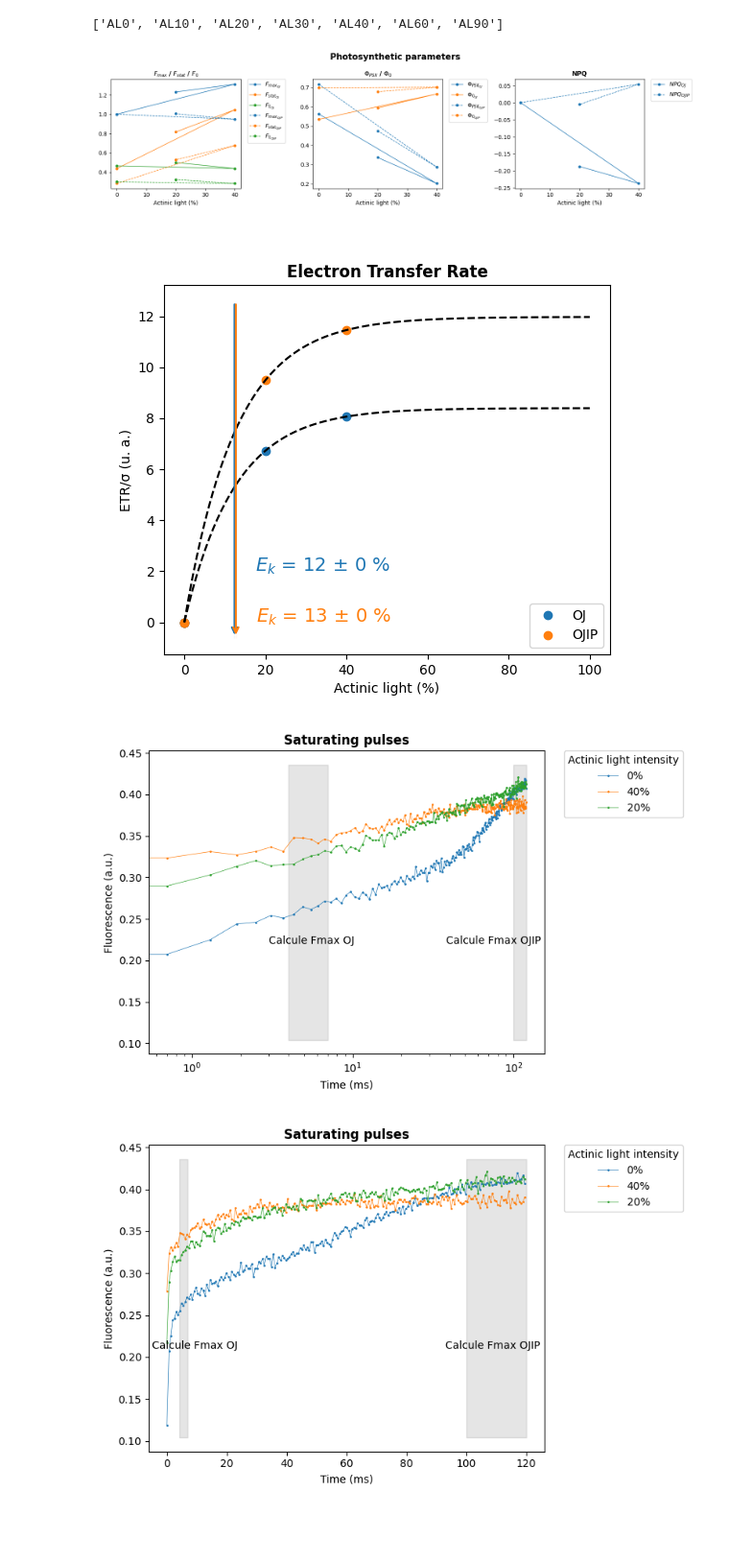
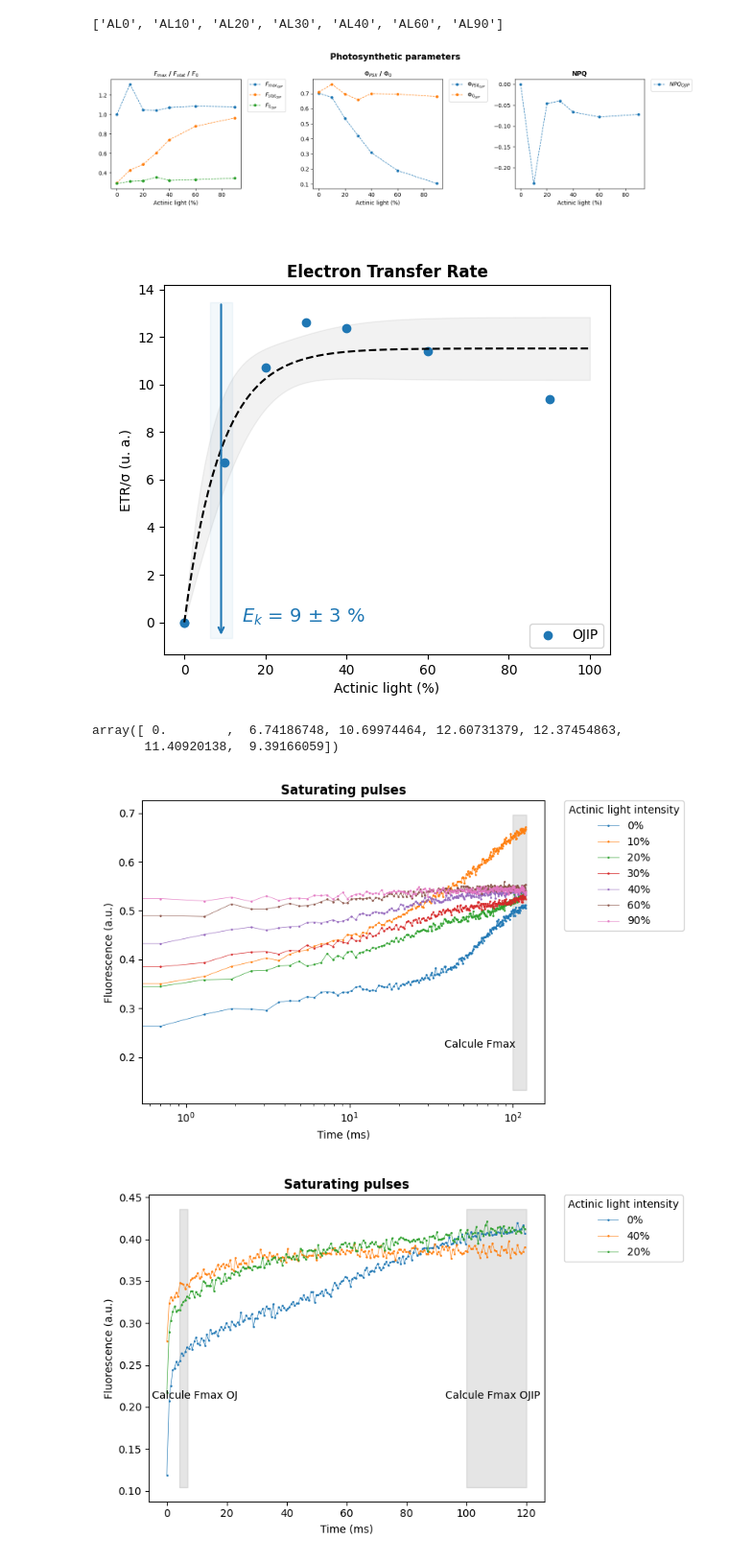
Before and after one commit to orlandomarcelo/DREAM_repo, a Jupyter notebook: Notebooks/PSI_Ek_long.ipynb, the cells around one changed output. Shown at 96% size. Drawn from its saved outputs; the diff is of its cells as text; code cells hidden in the pictures; blank space fills up the shorter version.

```diff
--- a/Notebooks/PSI_Ek_long.ipynb
+++ b/Notebooks/PSI_Ek_long.ipynb
@@ -24,9 +24,9 @@ importlib.reload(mf)
 # %% [output]
 <module 'math_functions' from 'c:\\Users\\Orlando\\Desktop\\DREAM_repo\\math_functions.py'>
 # %%
-manip = ExperimentClass.Experiment("20240716_activation_test","PSI", DataType=".csv", sep = ';')
+manip = ExperimentClass.Experiment("20240716_activation_WT4A_control_1","PSI", DataType=".csv", sep = ';')
 #Intensities = [0, 5, 10, 15, 20, 25, 30, 35, 40, 45, 50, 60, 70, 80, 100]
-Intensities = [0, 40, 20]
+Intensities = [0, 10, 20, 30, 40, 60, 90]
 # %%
 fig, ax = plt.subplots(figsize=(10, 5))
 act = np.arange(0, 130, 10)
@@ -115,9 +115,6 @@ fig.suptitle("Photosynthetic parameters", fontsize = 15, fontweight = 'bold')
 line = 1
 marker = 4
 
-ax[0].plot(params_df.Actinic, params_df.F_max_OJ, 'o-', markersize = marker, linewidth = line, color = 'C0', label = '$F_{max_{OJ}}$')
-ax[0].plot(params_df.Actinic, params_df.F_stat_OJ, 'o-', markersize = marker, linewidth = line, color = 'C1', label = '$F_{stat_{OJ}}$')
-ax[0].plot(params_df.Actinic, params_df.F_0_OJ, 'o-', markersize = marker, linewidth = line, color = 'C2', label = '$F_{0_{OJ}}$')
 
 ax[0].plot(params_df.Actinic, params_df.F_max_OJIP, 'o--', markersize = marker, linewidth = line, color = 'C0', label = '$F_{max_{OJIP}}$')
 ax[0].plot(params_df.Actinic, params_df.F_stat_OJIP, 'o--', markersize = marker, linewidth = line, color = 'C1', label = '$F_{stat_{OJIP}}$')
@@ -125,15 +122,11 @@ ax[0].plot(params_df.Actinic, params_df.F_0_OJIP, 'o--', markersize = marker, li
 
 ax[0].set_title('$F_{max}$ / $F_{stat}$ / $F_{0}$', fontsize = 11, fontweight = 'bold')
 
-ax[1].plot(params_df.Actinic, params_df.phi_stat_OJ, 'o-', markersize = marker, linewidth = line, label = '$Φ_{PSII_{OJ}}$', color = 'C0')
-ax[1].plot(params_df.Actinic, params_df.phi_0_OJ, 'o-', markersize = marker, linewidth = line, label = '$Φ_{0_{OJ}}$', color = 'C1')
-
 ax[1].plot(params_df.Actinic, params_df.phi_stat_OJIP, 'o--', markersize = marker, linewidth = line, label = '$Φ_{PSII_{OJIP}}$', color = 'C0')
 ax[1].plot(params_df.Actinic, params_df.phi_0_OJIP, 'o--', markersize = marker, linewidth = line, label = '$Φ_{0_{OJIP}}$', color = 'C1')
 
 ax[1].set_title('$Φ_{PSII}$ / $Φ_{0}$', fontsize = 11, fontweight = 'bold')
 
-ax[2].plot(params_df.Actinic, params_df.NPQ_OJ, 'o-', markersize = marker, linewidth = line, label = '$NPQ_{OJ}$', color = 'C0')
 ax[2].plot(params_df.Actinic, params_df.NPQ_OJIP, 'o--', markersize = marker, linewidth = line, label = '$NPQ_{OJIP}$', color = 'C0')
 
 ax[2].set_title('NPQ', fontsize = 11, fontweight = 'bold')
@@ -148,25 +141,17 @@ fig.tight_layout()
 
 fig.savefig(f"{manip.fig_folder}/Parameters.png", dpi=300)
 # %% [output]
-[figure, old version]
+[figure, new version]
 # %%
 
 light = [0] + params_df.Actinic.tolist()
-ETR_OJ = [0] + params_df.ETR_OJ.tolist()
 ETR_OJIP = [0] + params_df.ETR_OJIP.tolist()
 
 fig, ax = plt.subplots(figsize = (6,5))
 ax.set_title("Electron Transfer Rate", fontweight = 'bold')
-ax.plot(light, ETR_OJ, 'o', label = 'OJ', color = 'C0')
-ax.plot(light, ETR_OJIP, 'o', label = 'OJIP', color = 'C1')
+ax.plot(light, ETR_OJIP, 'o', label = 'OJIP', color = 'C0')
 ax.legend(loc = 'lower right')
 
-popt, pcov, xfit, yfit = tools.Ek_fit(light, ETR_OJ, 0, 100, 100, p0 = [15, 20])
-err_OJ = tools.my_err(xfit, popt, pcov, mf.Ek)
-ax.fill_between(xfit, yfit - 1.94*err_OJ, yfit + 1.94*err_OJ, alpha=0.05, color = 'k')
-ax.plot(xfit, yfit, '--', color ='k', linewidth = 1.5)
-Ek_OJ = popt[1]
-Ek_err_OJ = np.sqrt(np.diag(pcov))[1]
 
 popt, pcov, xfit, yfit = tools.Ek_fit(light, ETR_OJIP, 0, 100, 100, p0 = [15, 20])
 err_OJIP = tools.my_err(xfit, popt, pcov, mf.Ek)
@@ -177,13 +162,10 @@ Ek_err_OJIP = np.sqrt(np.diag(pcov))[1]
 
 ylim = ax.get_ylim()
 
-ax.annotate("", xy=(Ek_OJ, ylim[0]), xytext=(Ek_OJ, ylim[1]), arrowprops=dict(arrowstyle="->", color="C0", linewidth = 1.5))
-ax.fill_betweenx(ylim, Ek_OJ - Ek_err_OJ, Ek_OJ + Ek_err_OJ, color="C0", alpha=0.05)
-ax.text(Ek_OJ + 5, 2, f"$E_k$ = {Ek_OJ:.0f} ± {Ek_err_OJ:.0f} %", fontsize = 14, color = "C0")
 
-ax.annotate("", xy=(Ek_OJIP, ylim[0]), xytext=(Ek_OJIP, ylim[1]), arrowprops=dict(arrowstyle="->", color="C1", linewidth = 1.5))
-ax.fill_betweenx(ylim, Ek_OJIP - Ek_err_OJIP, Ek_OJIP + Ek_err_OJIP, color="C1", alpha=0.05)
-ax.text(Ek_OJIP + 5, 0, f"$E_k$ = {Ek_OJIP:.0f} ± {Ek_err_OJIP:.0f} %", fontsize = 14, color = "C1")
+ax.annotate("", xy=(Ek_OJIP, ylim[0]), xytext=(Ek_OJIP, ylim[1]), arrowprops=dict(arrowstyle="->", color="C0", linewidth = 1.5))
+ax.fill_betweenx(ylim, Ek_OJIP - Ek_err_OJIP, Ek_OJIP + Ek_err_OJIP, color="C0", alpha=0.05)
+ax.text(Ek_OJIP + 5, 0, f"$E_k$ = {Ek_OJIP:.0f} ± {Ek_err_OJIP:.0f} %", fontsize = 14, color = "C0")
 
 
 ax.set_xlabel("Actinic light (%)")
@@ -191,30 +173,35 @@ ax.set_ylabel("ETR/σ (u. a.)")
 
 fig.savefig(f"{manip.fig_folder}/ETR.png", dpi=300)
 # %% [output]
-[figure, old version]
+[figure, new version]
+# %%
+params_df.phi_stat_OJIP.values* Intensities
+# %% [output]
+array([ 0.        ,  6.74186748, 10.69974464, 12.60731379, 12.37454863,
+       11.40920138,  9.39166059])
 # %%
 fig, ax = plt.subplots(figsize=(8, 5))
 start = tools.closest_index(manip.Time, 190)
 end = tools.closest_index(manip.Time, 190.12)
 time = (manip.Time[start:end]-manip.Time[start])*1000
 for i, k in enumerate(manip.records[::-1]):
     ax.semilogx(time, manip.Data[k][start:end], 'o-', markersize = 1, linewidth = 0.5, label = f"{Intensities[i]}%")
 
 ylim = ax.get_ylim()
-ax.fill_betweenx(ylim, 4, 7, color = 'k', alpha = 0.1)
+#ax.fill_betweenx(ylim, 4, 7, color = 'k', alpha = 0.1)
 ax.fill_betweenx(ylim, 100, 120, color = 'k', alpha = 0.1)
 ax.legend(title = "Actinic light intensity", bbox_to_anchor=(1.05, 1), loc='upper left', borderaxespad=0.)
-ax.text(3, 0.22, "Calcule Fmax OJ", fontsize = 10)
-ax.text(38, 0.22, "Calcule Fmax OJIP", fontsize = 10)
+#ax.text(3, 0.22, "Calcule Fmax OJ", fontsize = 10)
+ax.text(38, 0.22, "Calcule Fmax", fontsize = 10)
 
 ax.set_xlabel('Time (ms)')
 ax.set_ylabel('Fluorescence (a.u.)')
 ax.set_title('Saturating pulses', fontweight = 'bold')
 fig.tight_layout()
 
 fig.savefig(f"{manip.fig_folder}/Sat_pulse_log.png", dpi=300)
 # %% [output]
-[figure, old version]
+[figure, new version]
 # %%
 fig, ax = plt.subplots(figsize=(8, 5))
 start = tools.closest_index(manip.Time, 190)
```
Also changed, not shown: parts of 1 cell of this notebook, 1 other file.
